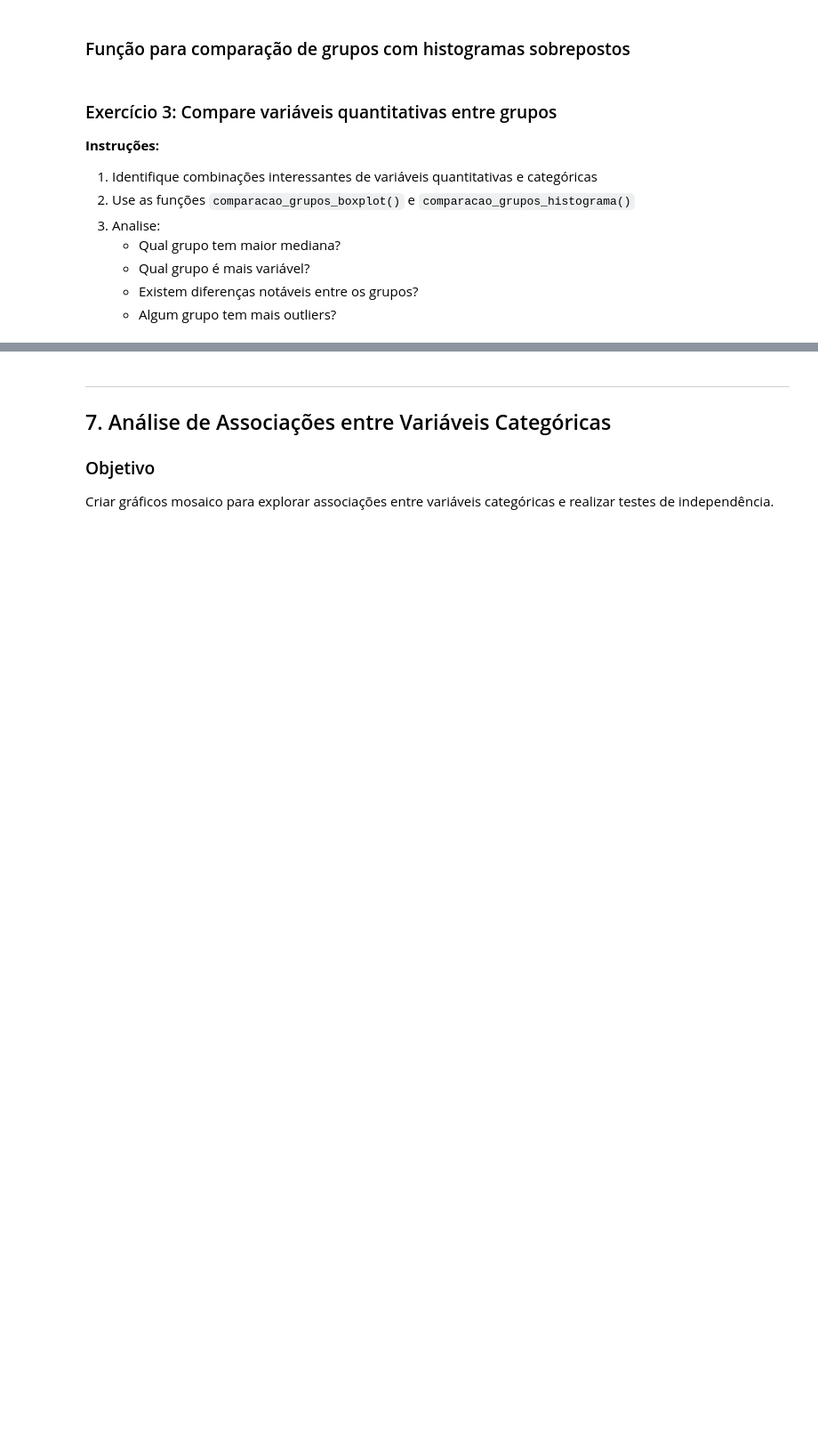
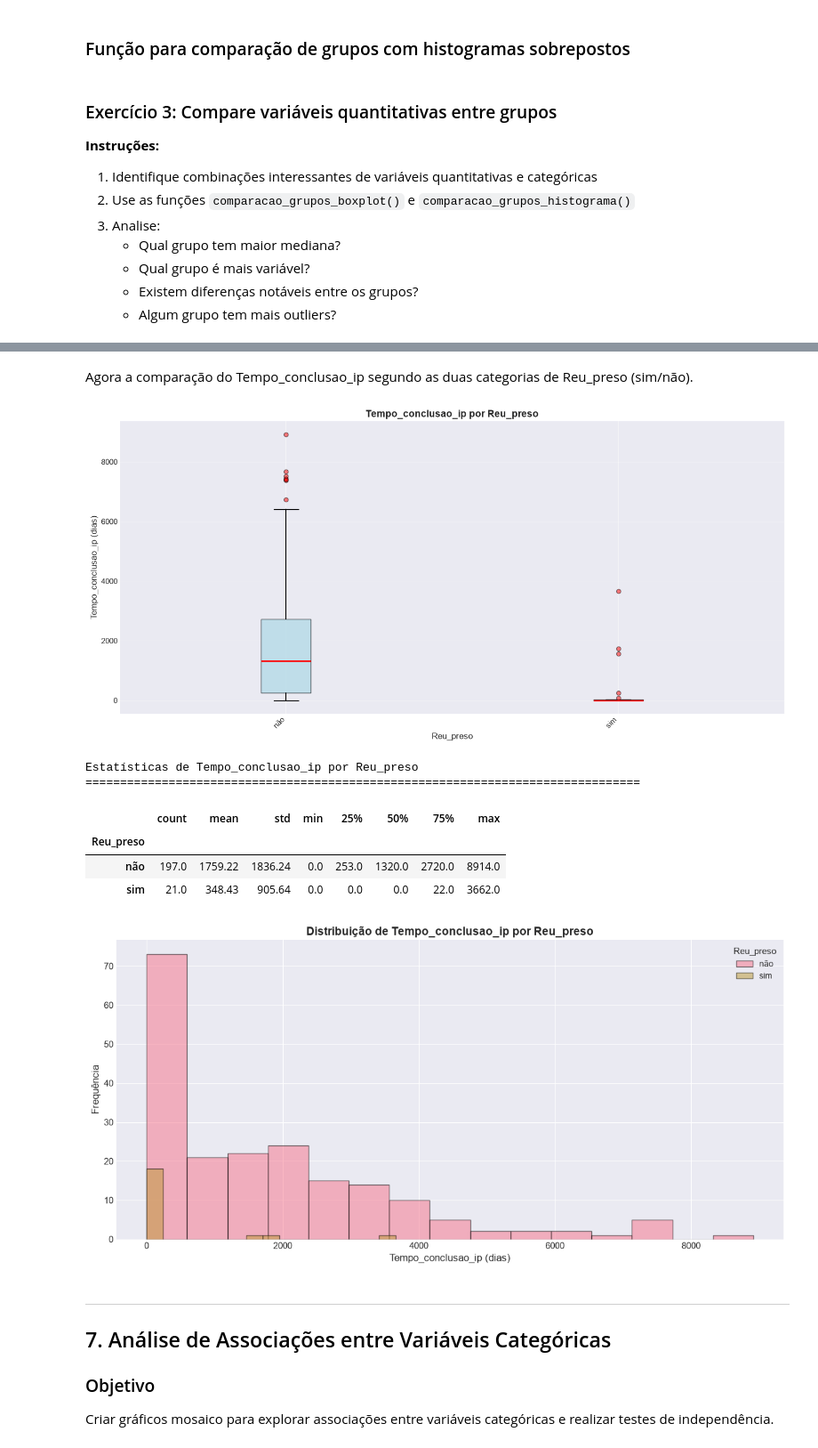
Before and after one commit to cleuler/notebook, a Jupyter notebook: estcaso_ip.ipynb, the cells around one changed output, grey strips where cells are left out. Shown at 89% size. Cells and saved outputs as stored; diff of their text form; code cells hidden in the pictures; blank space fills up the shorter version.

```diff
--- a/estcaso_ip.ipynb
+++ b/estcaso_ip.ipynb
@@ -696,3 +723,22 @@ def comparacao_grupos_histograma(dados, var_quantitativa, var_categorica, unidad
+# %% [markdown]
+Agora a comparação do Tempo_conclusao_ip segundo as duas categorias de Reu_preso (sim/não).
+# %%
+# Comparação do Tempo_conclusao_ip segundo as duas categorias de Reu_preso (sim/não)
+
+# Boxplot lado a lado
+comparacao_grupos_boxplot(dados, 'Tempo_conclusao_ip', 'Reu_preso', unidade='dias')
+
+# Histograma lado a lado
+comparacao_grupos_histograma(dados, 'Tempo_conclusao_ip', 'Reu_preso', unidade='dias')
+# %% [output]
+[figure, added]
+Estatísticas de Tempo_conclusao_ip por Reu_preso
+================================================================================
+|  | count | mean | std | min | 25% | 50% | 75% | max |
+| Reu_preso |  |  |  |  |  |  |  |  |
+| não | 197.0 | 1759.22 | 1836.24 | 0.0 | 253.0 | 1320.0 | 2720.0 | 8914.0 |
+| sim | 21.0 | 348.43 | 905.64 | 0.0 | 0.0 | 0.0 | 22.0 | 3662.0 |
+[figure, added]
 # %% [markdown]
 ---
 
```
Also changed, not shown: parts of 15 cells of this notebook, 23 other files.
